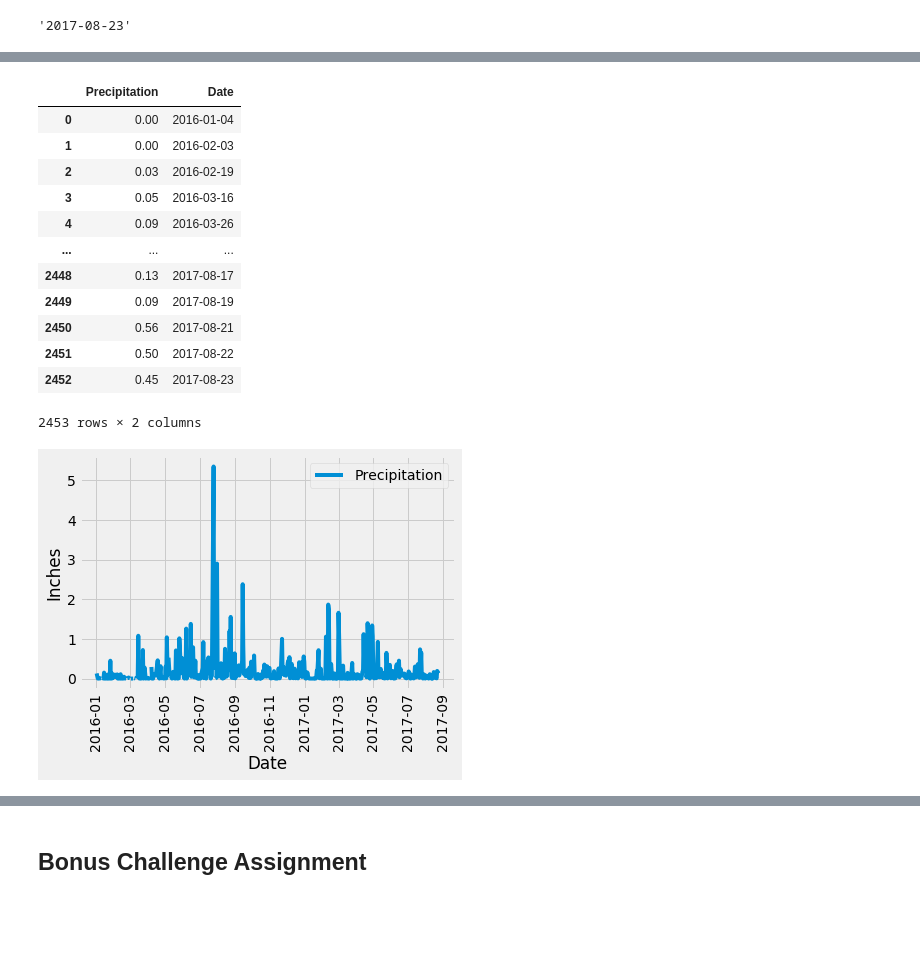
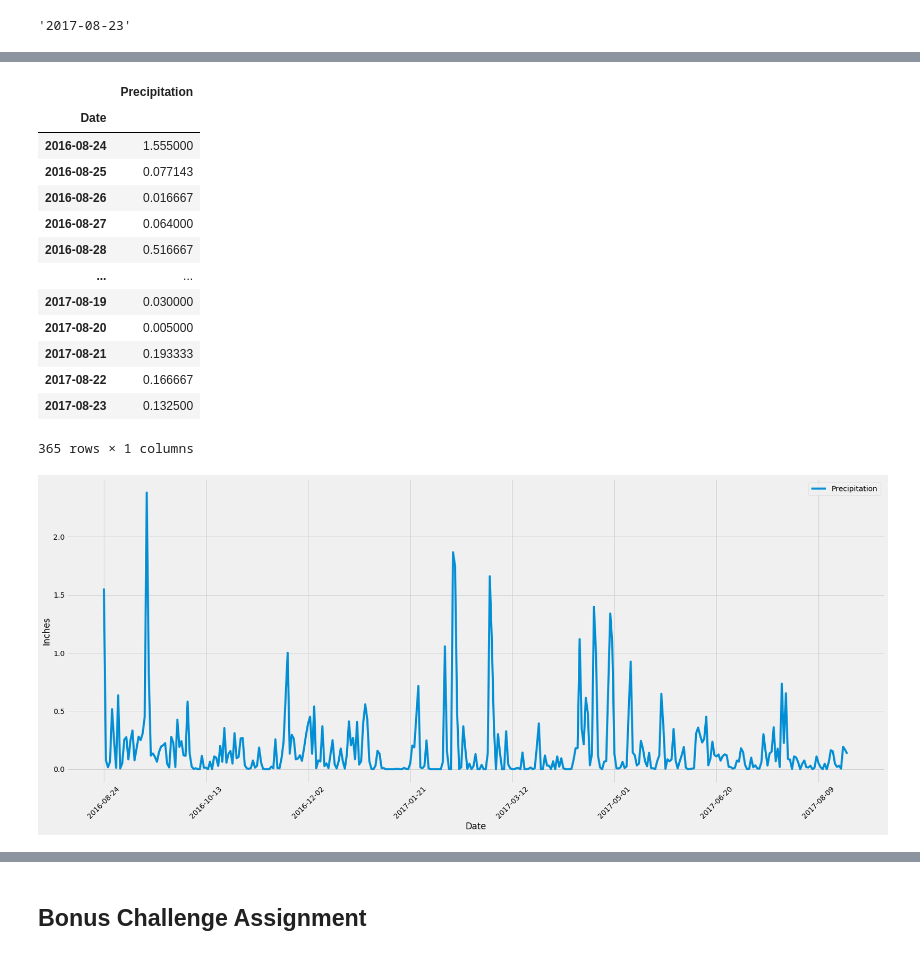
Before and after one commit to brainmagmo/sqlalchemy-challenge, a Jupyter notebook: climate_starter.ipynb, the cells around one changed output, grey strips where cells are left out. Drawn from its saved outputs; the diff is of its cells as text; code cells hidden in the pictures; blank space fills up the shorter version.

```diff
--- a/climate_starter.ipynb
+++ b/climate_starter.ipynb
@@ -88,2 +83,11 @@ datetime.date(2016, 8, 23)
 # %%
 # Perform a query to retrieve the data and precipitation scores
+q = f'''
+select prcp, date
+from measurement;
+'''
+# where date between {firstday} and {lastday}
+# '''
+
+prcp_data = engine.execute(q).fetchall()
+prcp_data
@@ -108,0 +112,10 @@ datetime.date(2016, 8, 23)
+# %%
+last_year = []
+for datum in prcp_data:
+    day = dt.datetime.strptime(datum[1],'%Y-%m-%d').date()
+    if day <= dt.datetime.strptime(lastday,'%Y-%m-%d').date() \
+    and day > dt.datetime.strptime(firstday,'%Y-%m-%d').date() \
+    and datum[0] != None:
+        last_year.append(datum)
+
+last_year
@@ -109,4 +140,7 @@ datetime.date(2016, 8, 23)
 # %%
 # Save the query results as a Pandas DataFrame and set the index to the date column
+year_df = pd.DataFrame(last_year)
+year_df.columns = ['Precipitation', 'Date']
+year_df
 # %% [output]
 |  | Precipitation | Date |
@@ -125,27 +159,31 @@ datetime.date(2016, 8, 23)
 # %%
 # Sort the dataframe by date
-#prcp_by_date = prcp_df.groupby('Date').mean()
+year_df = year_df.groupby('Date').mean()
+year_df
 # %% [output]
-|  | Precipitation | Date |
-| 0 | 0.00 | 2016-01-04 |
-| 1 | 0.00 | 2016-02-03 |
-| 2 | 0.03 | 2016-02-19 |
-| 3 | 0.05 | 2016-03-16 |
-| 4 | 0.09 | 2016-03-26 |
-| ... | ... | ... |
-| 2448 | 0.13 | 2017-08-17 |
-| 2449 | 0.09 | 2017-08-19 |
-| 2450 | 0.56 | 2017-08-21 |
-| 2451 | 0.50 | 2017-08-22 |
-| 2452 | 0.45 | 2017-08-23 |
+|  | Precipitation |
+| Date |  |
+| 2016-08-24 | 1.555000 |
+| 2016-08-25 | 0.077143 |
+| 2016-08-26 | 0.016667 |
+| 2016-08-27 | 0.064000 |
+| 2016-08-28 | 0.516667 |
+| ... | ... |
+| 2017-08-19 | 0.030000 |
+| 2017-08-20 | 0.005000 |
+| 2017-08-21 | 0.193333 |
+| 2017-08-22 | 0.166667 |
+| 2017-08-23 | 0.132500 |
-2453 rows × 2 columns
+365 rows × 1 columns
 # %%
 # Use Pandas Plotting with Matplotlib to plot the data
-# prcp_by_date.plot()
-# plt.xticks(rotation = 90)
-# plt.ylabel('Inches')
-# plt.show()
+#fig, ax = plt.subplots(figsize=(40, 10))
+year_df.plot(figsize=(25,10))
+plt.xticks(rotation=45)
+plt.ylabel('Inches')
+plt.savefig('Precipitation.png')
+plt.show()
 # %% [output]
-[figure, old version]
+[figure, new version]
 # %%
 # Use Pandas to calcualte the summary statistics for the precipitation data
```
Also changed, not shown: parts of 22 cells of this notebook, 2 other files.
